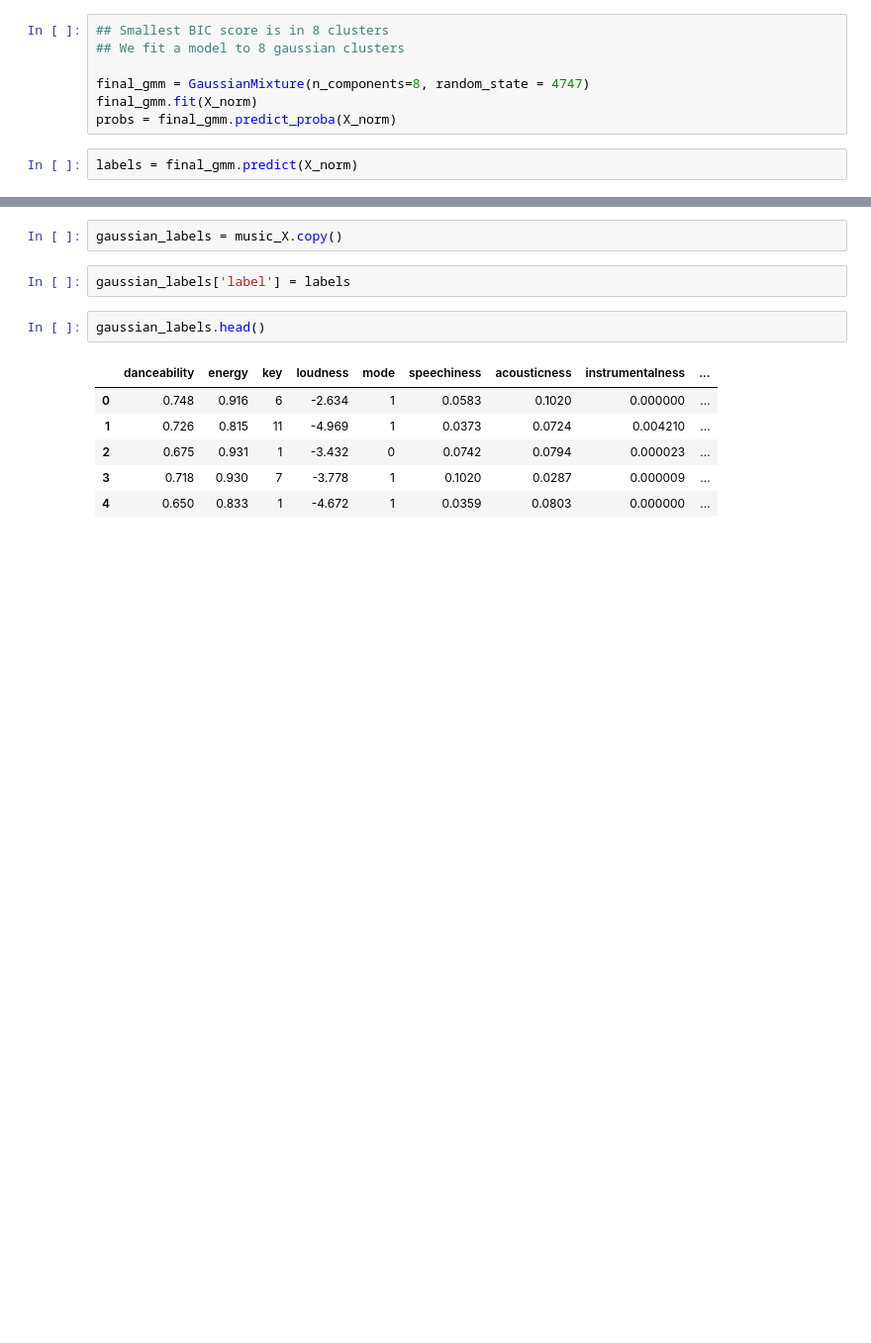
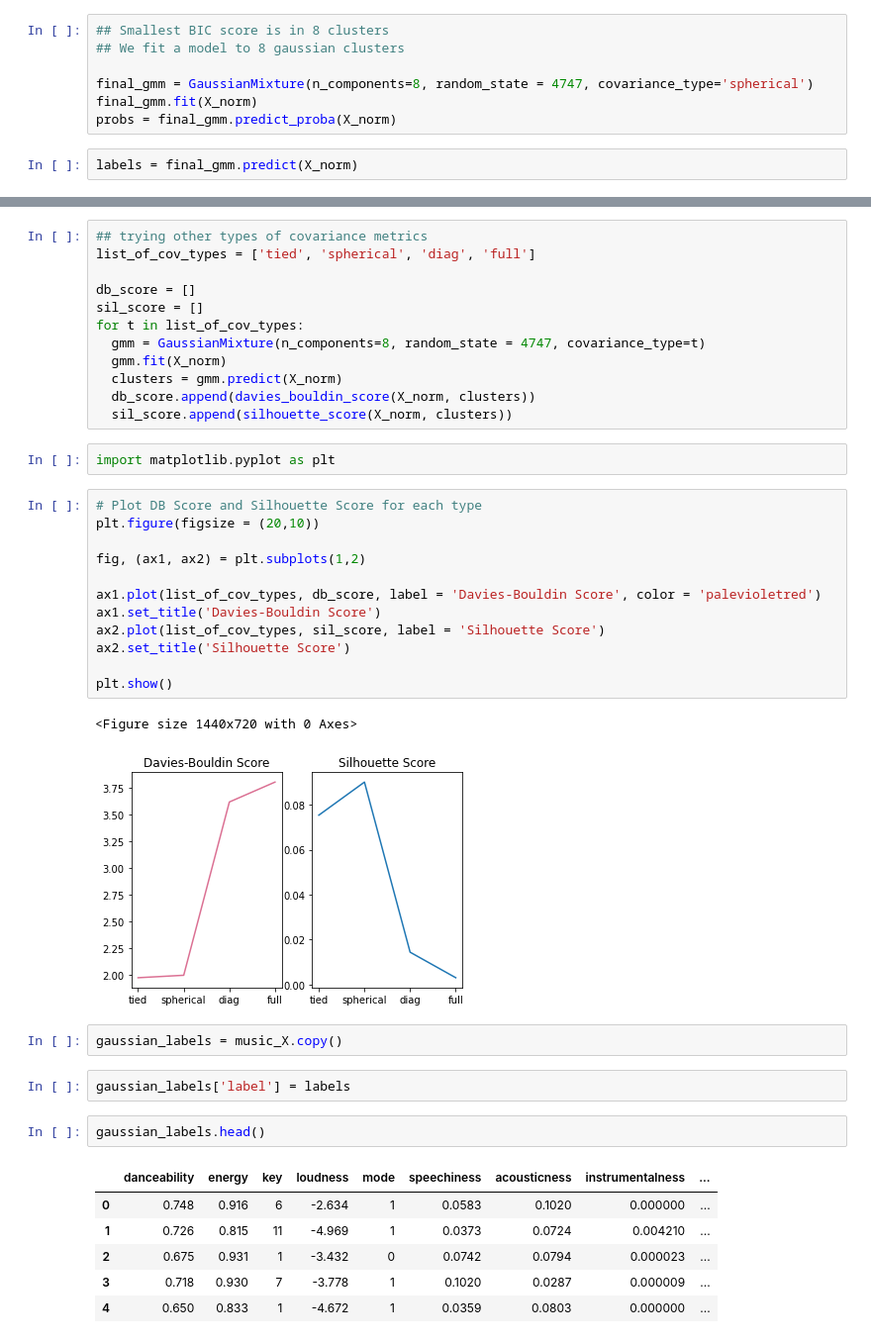
Before and after one commit to caratliff/ml-genre-assignment, a Jupyter notebook: 10_clustering/gaussian_mixture_clusters.ipynb, the cells around one changed output, grey strips where cells are left out. Shown at 99% size. Drawn from its saved outputs; the diff is of its cells as text; blank space fills up the shorter version.

```diff
--- a/10_clustering/gaussian_mixture_clusters.ipynb
+++ b/10_clustering/gaussian_mixture_clusters.ipynb
@@ -59,7 +61,7 @@ plt.show()
 ## Smallest BIC score is in 8 clusters
 ## We fit a model to 8 gaussian clusters
 
-final_gmm = GaussianMixture(n_components=8, random_state = 4747)
+final_gmm = GaussianMixture(n_components=8, random_state = 4747, covariance_type='spherical')
 final_gmm.fit(X_norm)
 probs = final_gmm.predict_proba(X_norm)
 # %%
@@ -75,3 +96,32 @@ silhouette_score(X_norm, labels)
+# %%
+## trying other types of covariance metrics
+list_of_cov_types = ['tied', 'spherical', 'diag', 'full']
+
+db_score = []
+sil_score = []
+for t in list_of_cov_types:
+  gmm = GaussianMixture(n_components=8, random_state = 4747, covariance_type=t)
+  gmm.fit(X_norm)
+  clusters = gmm.predict(X_norm)
+  db_score.append(davies_bouldin_score(X_norm, clusters))
+  sil_score.append(silhouette_score(X_norm, clusters))
+# %%
+import matplotlib.pyplot as plt
+# %%
+# Plot DB Score and Silhouette Score for each type
+plt.figure(figsize = (20,10))
+
+fig, (ax1, ax2) = plt.subplots(1,2)
+
+ax1.plot(list_of_cov_types, db_score, label = 'Davies-Bouldin Score', color = 'palevioletred')
+ax1.set_title('Davies-Bouldin Score')
+ax2.plot(list_of_cov_types, sil_score, label = 'Silhouette Score')
+ax2.set_title('Silhouette Score')
+
+plt.show()
+# %% [output]
+<Figure size 1440x720 with 0 Axes>
+[figure, added]
 # %%
 gaussian_labels = music_X.copy()
 # %%
```
Also changed, not shown: parts of 23 cells of this notebook, 3 other files.
